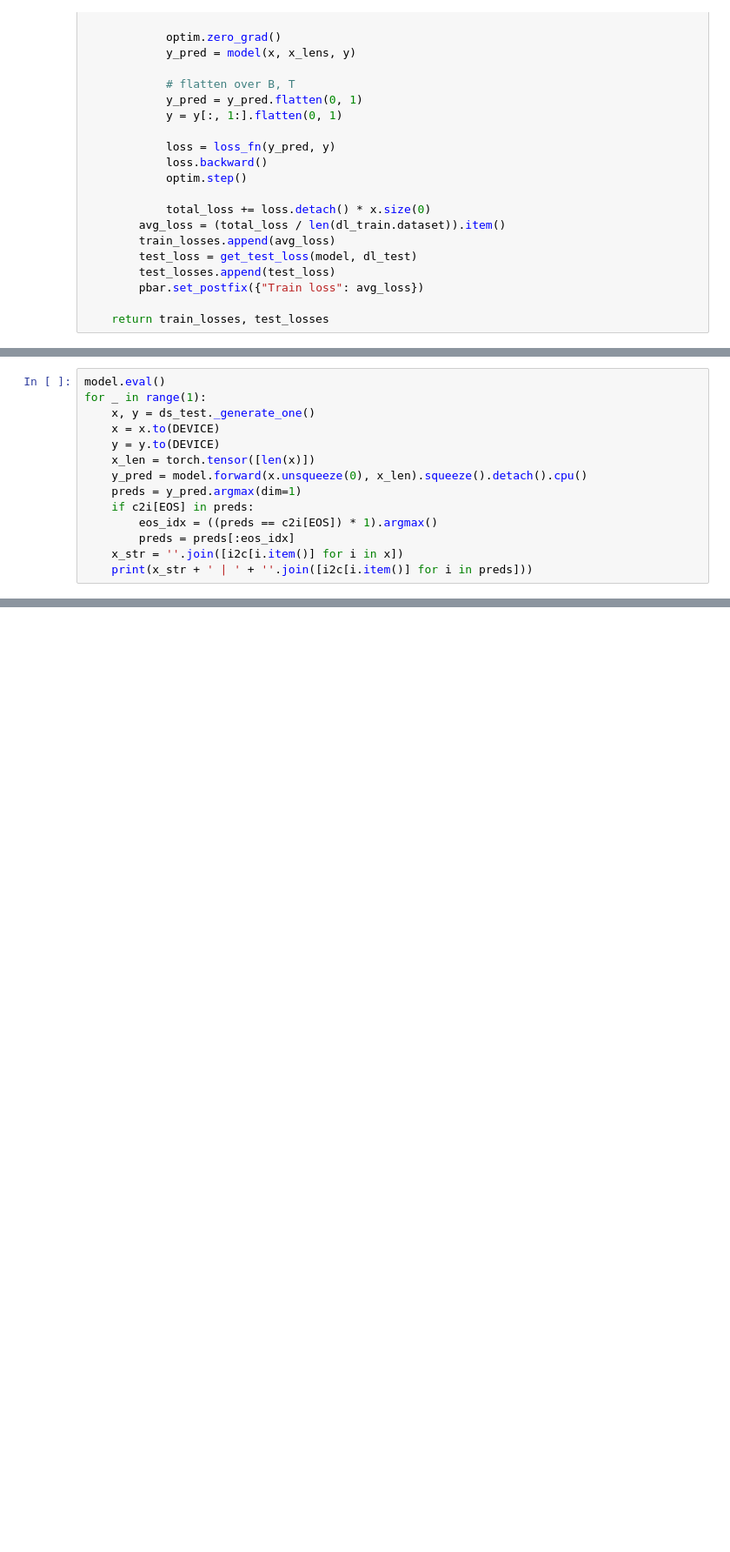
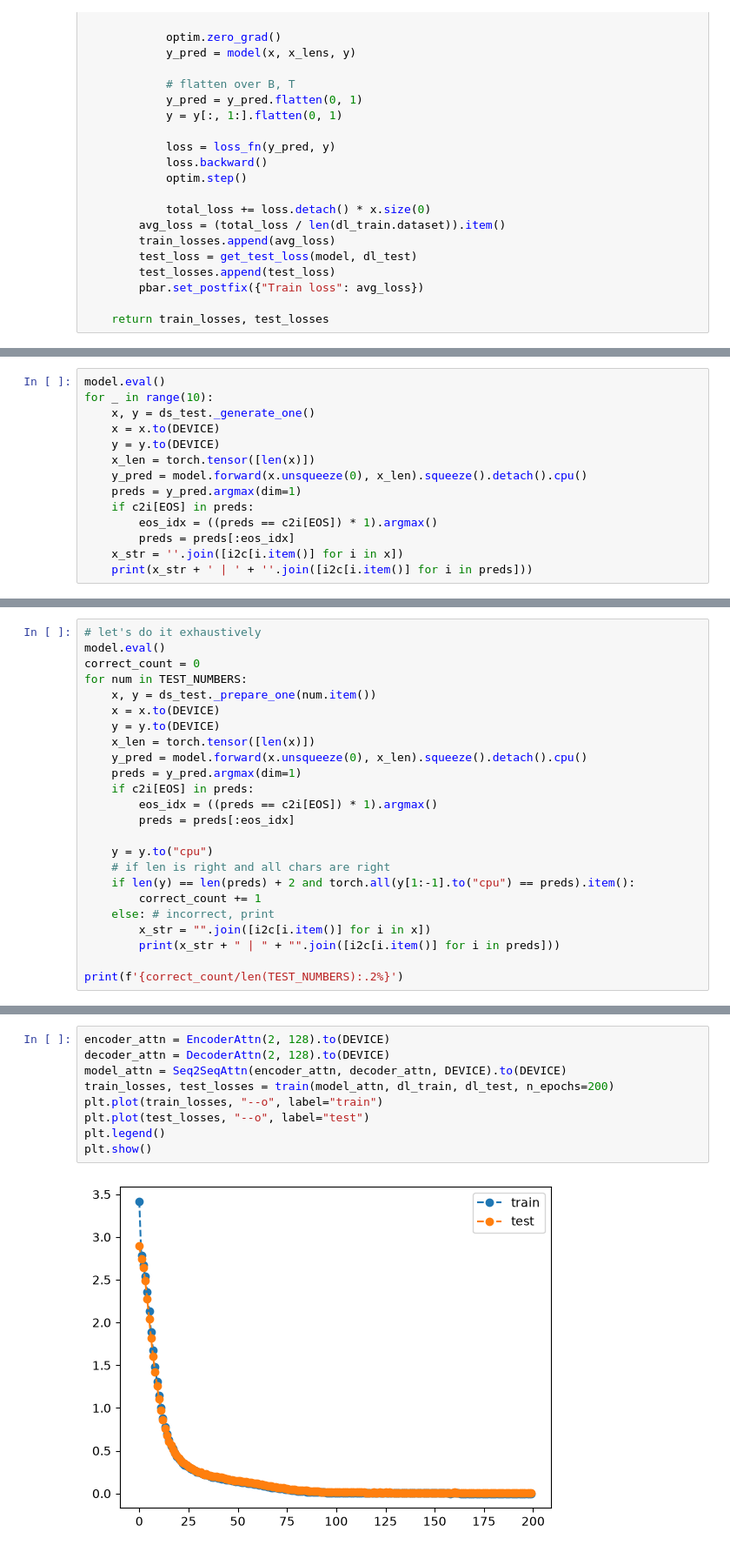
Before and after one commit to massiminoe/artisanal-transformer, a Jupyter notebook: src/stage_4.ipynb, the cells around one changed output, grey strips where cells are left out. Shown at 87% size. Drawn from its saved outputs; the diff is of its cells as text; blank space fills up the shorter version.

```diff
--- a/src/stage_4.ipynb
+++ b/src/stage_4.ipynb
@@ -215,6 +234,6 @@ plt.show()
 # %%
 model.eval()
-for _ in range(1):
+for _ in range(10):
     x, y = ds_test._generate_one()
     x = x.to(DEVICE)
     y = y.to(DEVICE)
@@ -230,0 +259,24 @@ for _ in range(1):
+# %%
+# let's do it exhaustively
+model.eval()
+correct_count = 0
+for num in TEST_NUMBERS:
+    x, y = ds_test._prepare_one(num.item())
+    x = x.to(DEVICE)
+    y = y.to(DEVICE)
+    x_len = torch.tensor([len(x)])
+    y_pred = model.forward(x.unsqueeze(0), x_len).squeeze().detach().cpu()
+    preds = y_pred.argmax(dim=1)
+    if c2i[EOS] in preds:
+        eos_idx = ((preds == c2i[EOS]) * 1).argmax()
+        preds = preds[:eos_idx]
+
+    y = y.to("cpu")
+    # if len is right and all chars are right
+    if len(y) == len(preds) + 2 and torch.all(y[1:-1].to("cpu") == preds).item():
+        correct_count += 1
+    else: # incorrect, print
+        x_str = "".join([i2c[i.item()] for i in x])
+        print(x_str + " | " + "".join([i2c[i.item()] for i in preds]))
+
+print(f'{correct_count/len(TEST_NUMBERS):.2%}')
@@ -230,0 +431,11 @@ for _ in range(1):
+# %%
+encoder_attn = EncoderAttn(2, 128).to(DEVICE)
+decoder_attn = DecoderAttn(2, 128).to(DEVICE)
+model_attn = Seq2SeqAttn(encoder_attn, decoder_attn, DEVICE).to(DEVICE)
+train_losses, test_losses = train(model_attn, dl_train, dl_test, n_epochs=200)
+plt.plot(train_losses, "--o", label="train")
+plt.plot(test_losses, "--o", label="test")
+plt.legend()
+plt.show()
+# %% [output]
+[figure, added]
```
Also changed, not shown: parts of 12 cells of this notebook.
